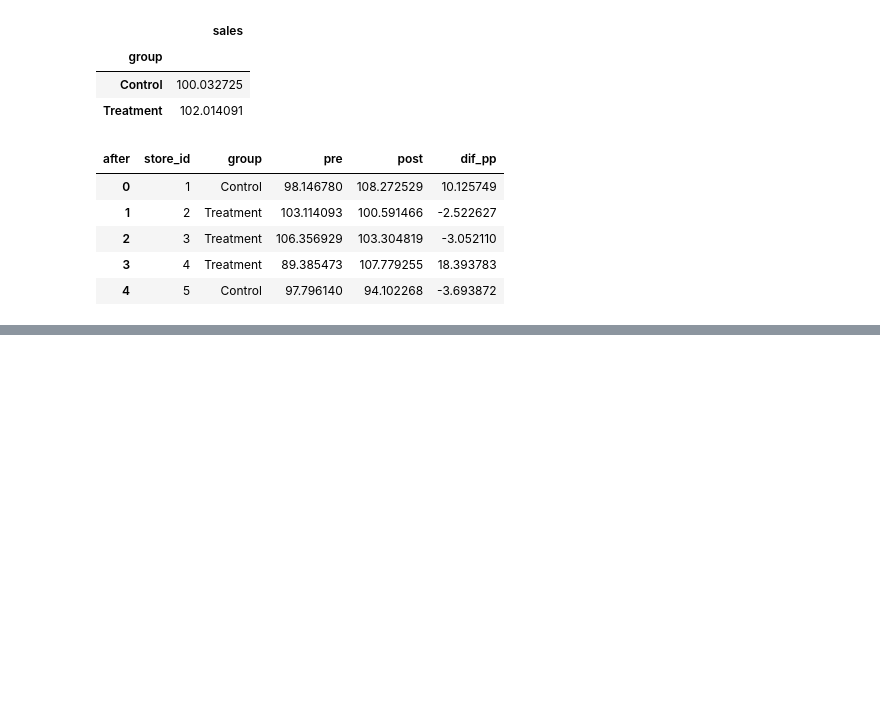
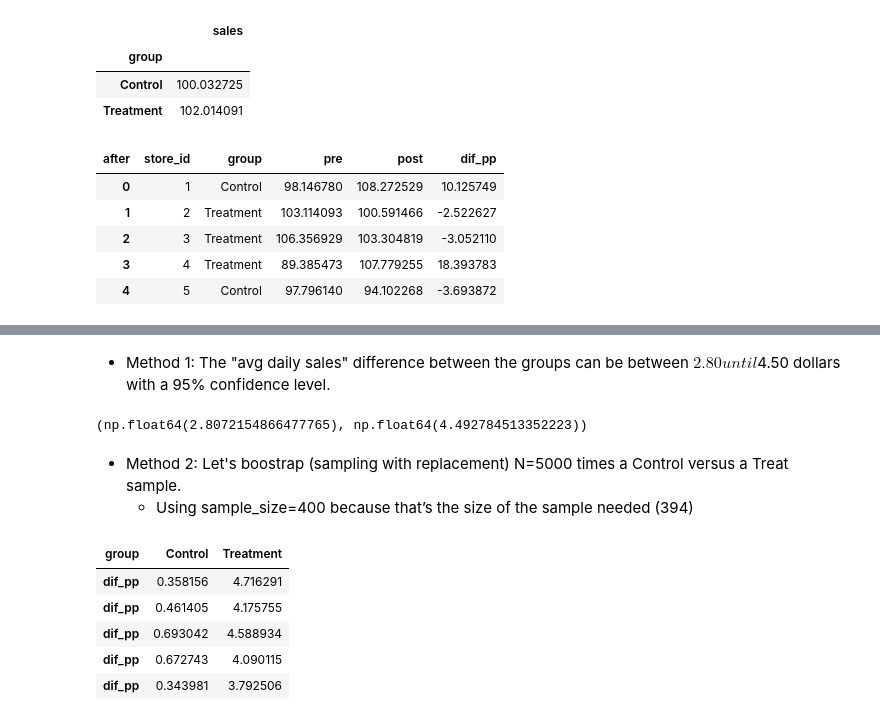
Before and after one commit to CodexploreRepo/ab-testing, a Jupyter notebook: notebooks/00-pre-post-treatment-test.ipynb, the cells around one changed output, grey strips where cells are left out. Drawn from its saved outputs; the diff is of its cells as text; code cells hidden in the pictures; blank space fills up the shorter version.

```diff
--- a/notebooks/00-pre-post-treatment-test.ipynb
+++ b/notebooks/00-pre-post-treatment-test.ipynb
@@ -120,0 +216,10 @@ df_pre_post.head()
+# %% [markdown]
+- Method 1: The "avg daily sales" difference between the groups can be between $2.80 until $4.50 dollars with a 95% confidence level.
+# %%
+# Method 1: create 95% confidence interval for the Test
+scs.norm(loc=3.65, scale=0.43).interval(confidence= 0.95)
+# %% [output]
+(np.float64(2.8072154866477765), np.float64(4.492784513352223))
+# %% [markdown]
+- Method 2: Let's boostrap (sampling with replacement) N=5000 times a Control versus a Treat sample.
+    - Using sample_size=400 because that’s the size of the sample needed (394)
@@ -120,0 +246,11 @@ df_pre_post.head()
+# %%
+# To Dataframe
+boot_means = pd.DataFrame(boot_means)
+boot_means.head()
+# %% [output]
+| group | Control | Treatment |
+| dif_pp | 0.358156 | 4.716291 |
+| dif_pp | 0.461405 | 4.175755 |
+| dif_pp | 0.693042 | 4.588934 |
+| dif_pp | 0.672743 | 4.090115 |
+| dif_pp | 0.343981 | 3.792506 |
```
Also changed, not shown: parts of 25 cells of this notebook, 2 other files.
